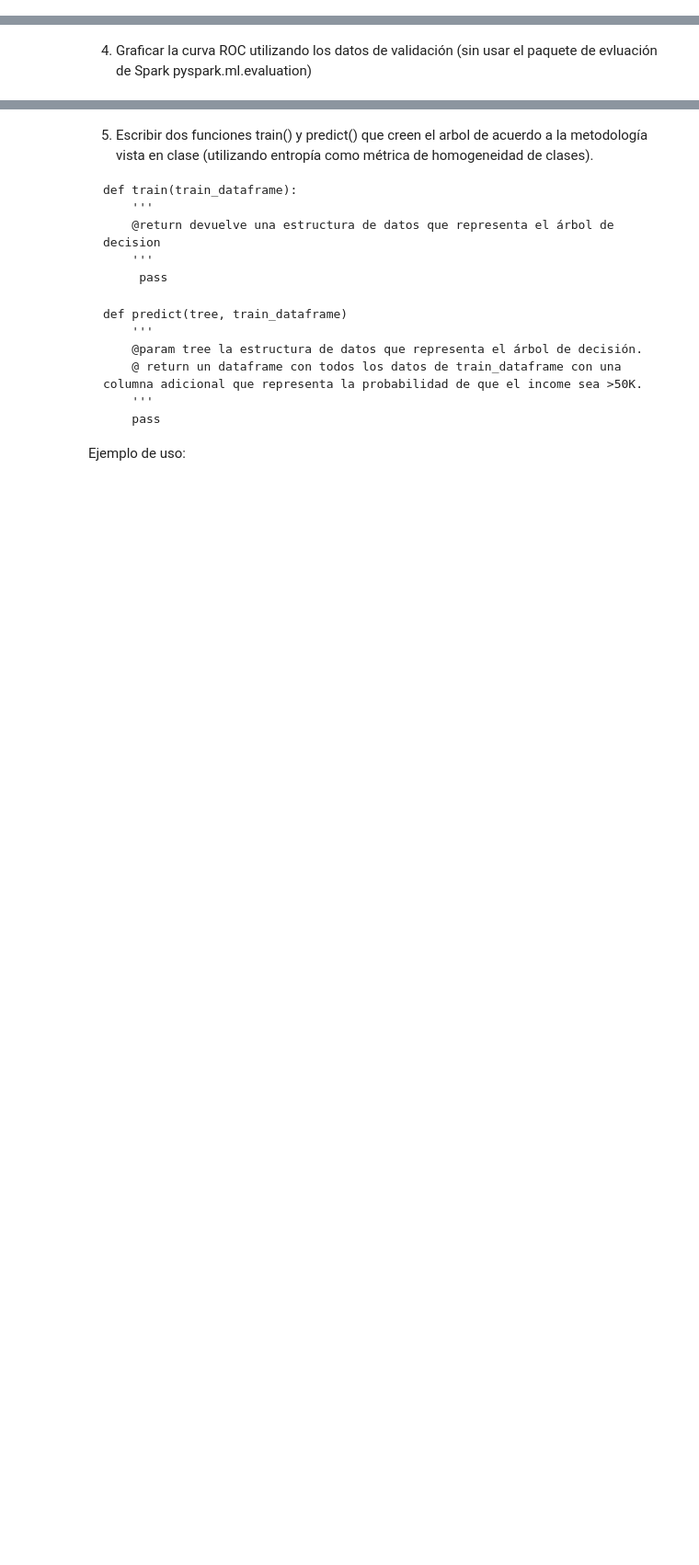
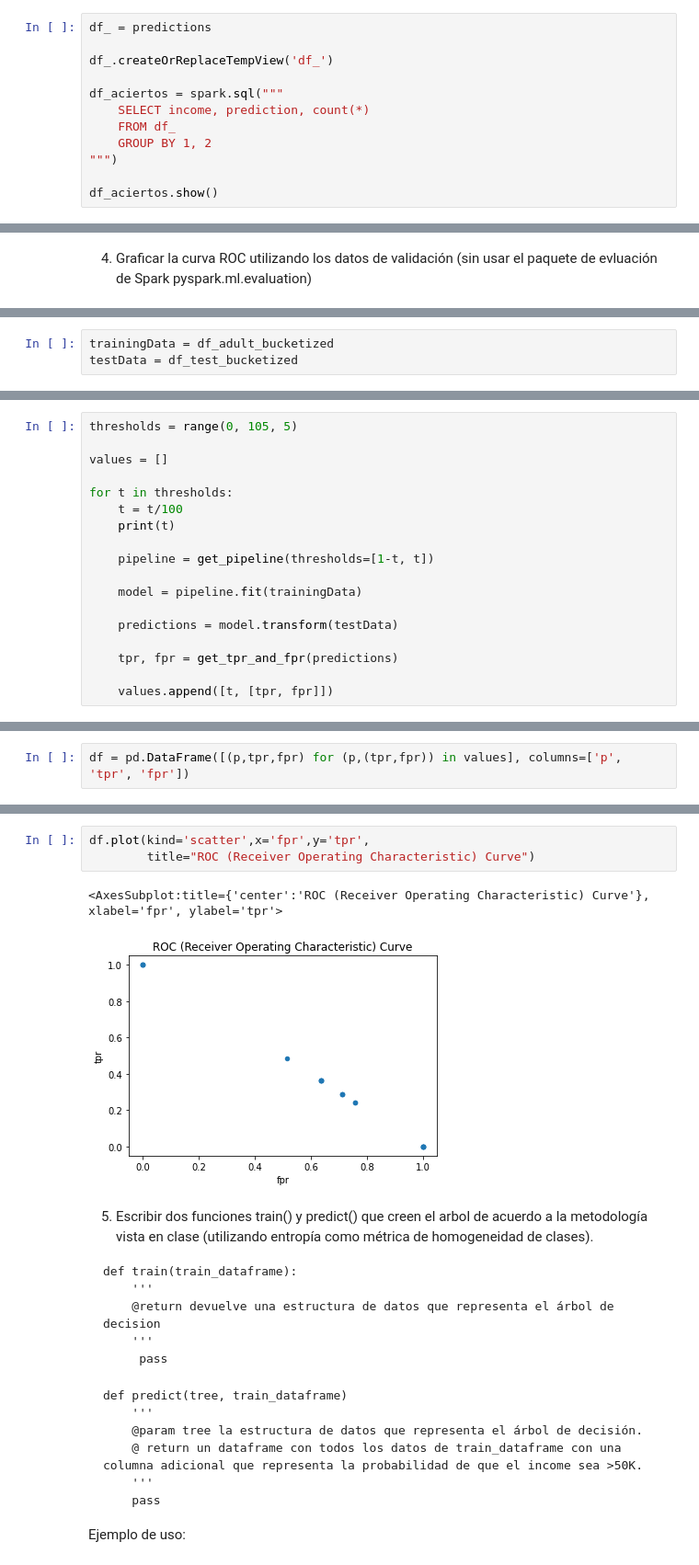
Before and after one commit to juancruzcarrau/bigdata, a Jupyter notebook: Obligatorio 2.ipynb, the cells around one changed output, grey strips where cells are left out. Shown at 92% size. Drawn from its saved outputs; the diff is of its cells as text; blank space fills up the shorter version.

````diff
--- a/Obligatorio 2.ipynb
+++ b/Obligatorio 2.ipynb
@@ -234,0 +201,12 @@ only showing top 100 rows
+# %%
+df_ = predictions
+
+df_.createOrReplaceTempView('df_')
+
+df_aciertos = spark.sql("""
+    SELECT income, prediction, count(*)
+    FROM df_
+    GROUP BY 1, 2
+""")
+
+df_aciertos.show()
@@ -238,0 +232,3 @@ only showing top 100 rows
+# %%
+trainingData = df_adult_bucketized
+testData = df_test_bucketized
@@ -238,0 +268,18 @@ only showing top 100 rows
+# %%
+thresholds = range(0, 105, 5)
+
+values = []
+
+for t in thresholds:
+    t = t/100
+    print(t)
+
+    pipeline = get_pipeline(thresholds=[1-t, t])
+
+    model = pipeline.fit(trainingData)
+
+    predictions = model.transform(testData)
+
+    tpr, fpr = get_tpr_and_fpr(predictions)
+
+    values.append([t, [tpr, fpr]])
@@ -238,0 +324,2 @@ only showing top 100 rows
+# %%
+df = pd.DataFrame([(p,tpr,fpr) for (p,(tpr,fpr)) in values], columns=['p', 'tpr', 'fpr'])
@@ -239,3 +330,9 @@ only showing top 100 rows
+# %%
+df.plot(kind='scatter',x='fpr',y='tpr',
+        title="ROC (Receiver Operating Characteristic) Curve")
+# %% [output]
+<AxesSubplot:title={'center':'ROC (Receiver Operating Characteristic) Curve'}, xlabel='fpr', ylabel='tpr'>
+[figure, added]
 # %% [markdown]
 5. Escribir dos funciones train() y predict() que creen el arbol de acuerdo a la metodología vista en clase (utilizando entropía como métrica de homogeneidad de clases).
 ```
````
Also changed, not shown: parts of 25 cells of this notebook, 2 other files.
